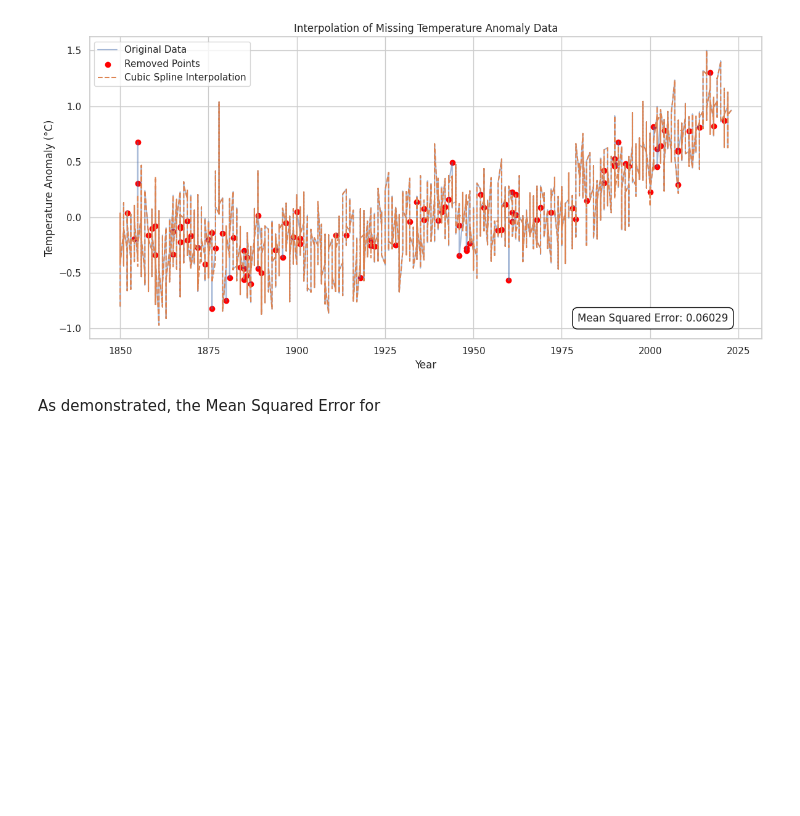
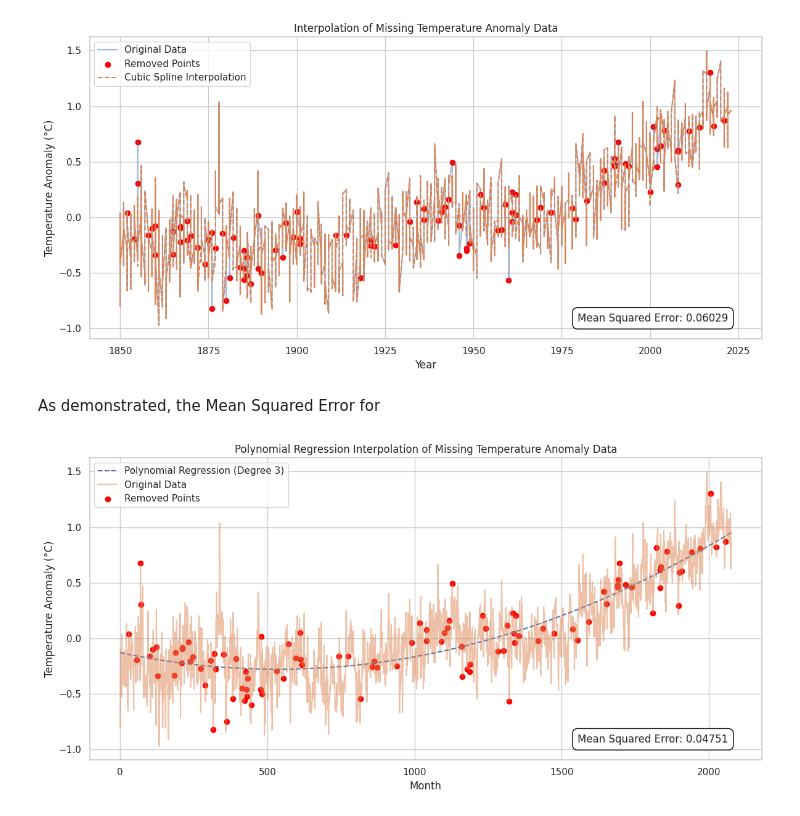
Before and after one commit to not-rudy/Applied-Computational-Methods, a Jupyter notebook: FinalProject.ipynb, the cells around one changed output. Cells and saved outputs as stored; diff of their text form; code cells hidden in the pictures; blank space fills up the shorter version.

```diff
--- a/FinalProject.ipynb
+++ b/FinalProject.ipynb
@@ -97,7 +166,6 @@ plt.show()
 As demonstrated, the Mean Squared Error for
 # %%
 import numpy as np
-import numpy.polynomial.polynomial as poly
 import pandas as pd
 import matplotlib.pyplot as plt
 from sklearn.metrics import mean_squared_error
@@ -115,58 +183,51 @@ missing_indices = np.random.choice(len(Anomaly), size=int(0.05 * len(Anomaly)),
 Anomaly_missing = Anomaly.copy()
 Anomaly_missing.iloc[missing_indices] = np.nan  # Correctly set missing values
 
-# Lagrange Interpolation
-valid = ~Anomaly_missing.isna()  # Boolean array for non-missing data
+# Polynomial Regression (let's use a degree 3 polynomial as an example)
+degree = 2
+
+# Select valid (non-missing) data for polynomial fitting
+valid = ~Anomaly_missing.isna()
 x_valid = Month[valid]
 y_valid = Anomaly_missing[valid]
 
-# Perform Lagrange Polynomial Interpolation (Lagrange Basis Polynomials)
-P = []
-for i in range(len(x_valid)):
-    # Build Lagrange basis polynomial
-    L_i = poly.Polynomial([1])
-    for j in range(len(x_valid)):
-        if i != j:
-            L_i *= poly.Polynomial([1, -x_valid[j]]) / (x_valid[i] - x_valid[j])
-    P.append(L_i)
+# Fit a polynomial regression model
+coefficients = np.polyfit(x_valid, y_valid, degree)
+poly_model = np.poly1d(coefficients)
 
-# Calculate the final Lagrange Polynomial by combining the basis polynomials
-L_total = sum(y_valid[i] * P[i] for i in range(len(x_valid)))
+# Predict missing values using the polynomial model
+x_interp = Month[missing_indices]
+Anomaly_interp = Anomaly_missing.copy()
+Anomaly_interp.iloc[missing_indices] = poly_model(x_interp)
 
-# Interpolating missing values
-Anomaly_interp = Anomaly_missing.copy()
-Anomaly_interp.iloc[missing_indices] = L_total(Month[missing_indices])
-
-# Calculate the Mean Squared Error
+# Calculate the Mean Squared Error for the interpolation
 mse = mean_squared_error(Anomaly.iloc[missing_indices], Anomaly_interp.iloc[missing_indices])
 
 # Plot Results
 plt.figure(figsize=(12, 6))
 
-# Plot Lagrange Basis Polynomials with smaller increments for smoother curves
+# Plot the polynomial regression curve
 x_new = np.arange(Month.min(), Month.max(), 0.01)  # Smaller increment for smoother curves
-for i in range(len(P)):
-    plt.plot(x_new, P[i](x_new), label=f"P{i+1}")
-
-# Plot the final Lagrange Polynomial
-plt.plot(Month, Anomaly_interp, label="Lagrange Interpolation", linestyle="--")
+plt.plot(x_new, poly_model(x_new), label="Polynomial Regression (Degree 3)", linestyle="--")
 
 # Plot original and missing data
 plt.plot(Month, Anomaly, label="Original Data", alpha=0.5)
 plt.scatter(Month[missing_indices], Anomaly[missing_indices], color='red', label="Removed Points")
 
 # Display MSE on the plot
 plt.text(0.95, 0.05, f'Mean Squared Error: {mse:.5f}', transform=plt.gca().transAxes,
          horizontalalignment='right', verticalalignment='bottom', fontsize=12,
          bbox=dict(facecolor='white', edgecolor='black', boxstyle='round,pad=0.5'))
 
 # Labeling the plot
 plt.xlabel("Month")
 plt.ylabel("Temperature Anomaly (°C)")
-plt.title("Lagrange Interpolation of Missing Temperature Anomaly Data")
+plt.title("Polynomial Regression Interpolation of Missing Temperature Anomaly Data")
 plt.legend()
 plt.grid(True)
 plt.tight_layout()
 
 # Show the plot
 plt.show()
+# %% [output]
+[figure, added]
```
Also changed, not shown: parts of 5 cells of this notebook.
